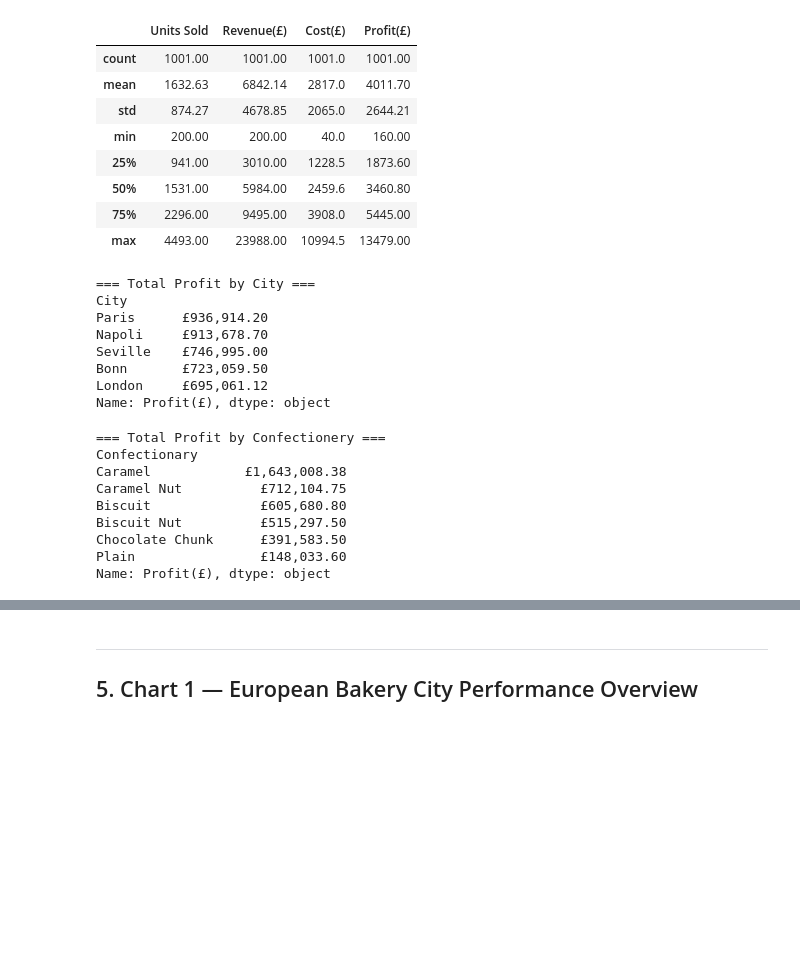
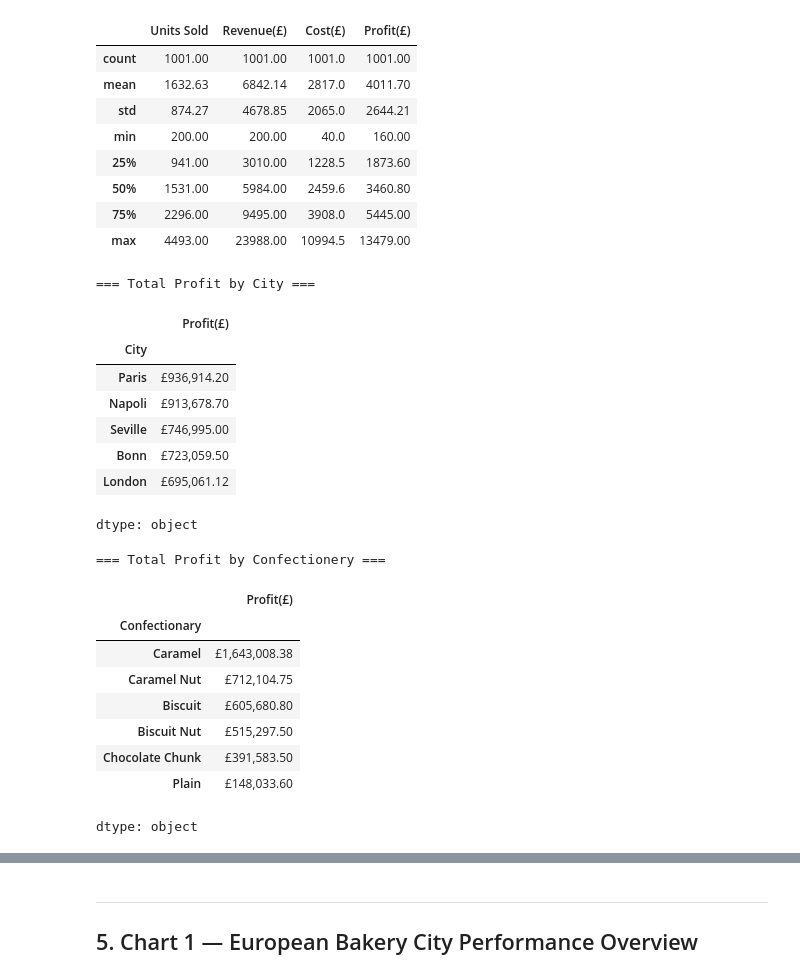
Before and after one commit to mirzasameer2000/European-Bakery-Sales-Interactive-Dashboard-Arden-University-, a Jupyter notebook: Google Colab Notebook/Data_Visualisation_COM7021_[4566].ipynb, the cells around one changed output, grey strips where cells are left out. Saved outputs shown, nothing was run; the diff lists cells and outputs as text; code cells hidden in the pictures; blank space fills up the shorter version.

```diff
--- a/Google Colab Notebook/Data_Visualisation_COM7021_[4566].ipynb
+++ b/Google Colab Notebook/Data_Visualisation_COM7021_[4566].ipynb
@@ -150,27 +150,29 @@ bakery_dataset[['Units Sold', 'Revenue(£)', 'Cost(£)', 'Profit(£)']].describe
 # %%
 print("=== Total Profit by City ===")
 city_totals = bakery_dataset.groupby('City')['Profit(£)'].sum().sort_values(ascending=False)
-print(city_totals.apply(lambda x: f'£{x:,.2f}'))
+display(city_totals.apply(lambda x: f'£{x:,.2f}'))
 # %% [output]
 === Total Profit by City ===
-City
-Paris      £936,914.20
-Napoli     £913,678.70
-Seville    £746,995.00
-Bonn       £723,059.50
-London     £695,061.12
-Name: Profit(£), dtype: object
+|  | Profit(£) |
+| City |  |
+| Paris | £936,914.20 |
+| Napoli | £913,678.70 |
+| Seville | £746,995.00 |
+| Bonn | £723,059.50 |
+| London | £695,061.12 |
+dtype: object
 # %%
 print("\n=== Total Profit by Confectionery ===")
 conf_totals = bakery_dataset.groupby('Confectionary')['Profit(£)'].sum().sort_values(ascending=False)
-print(conf_totals.apply(lambda x: f'£{x:,.2f}'))
+display(conf_totals.apply(lambda x: f'£{x:,.2f}'))
 # %% [output]
 === Total Profit by Confectionery ===
-Confectionary
-Caramel            £1,643,008.38
-Caramel Nut          £712,104.75
-Biscuit              £605,680.80
-Biscuit Nut          £515,297.50
-Chocolate Chunk      £391,583.50
-Plain                £148,033.60
-Name: Profit(£), dtype: object
+|  | Profit(£) |
+| Confectionary |  |
+| Caramel | £1,643,008.38 |
+| Caramel Nut | £712,104.75 |
+| Biscuit | £605,680.80 |
+| Biscuit Nut | £515,297.50 |
+| Chocolate Chunk | £391,583.50 |
+| Plain | £148,033.60 |
+dtype: object
```
Also changed, not shown: parts of 2 cells of this notebook, 15 other files.
